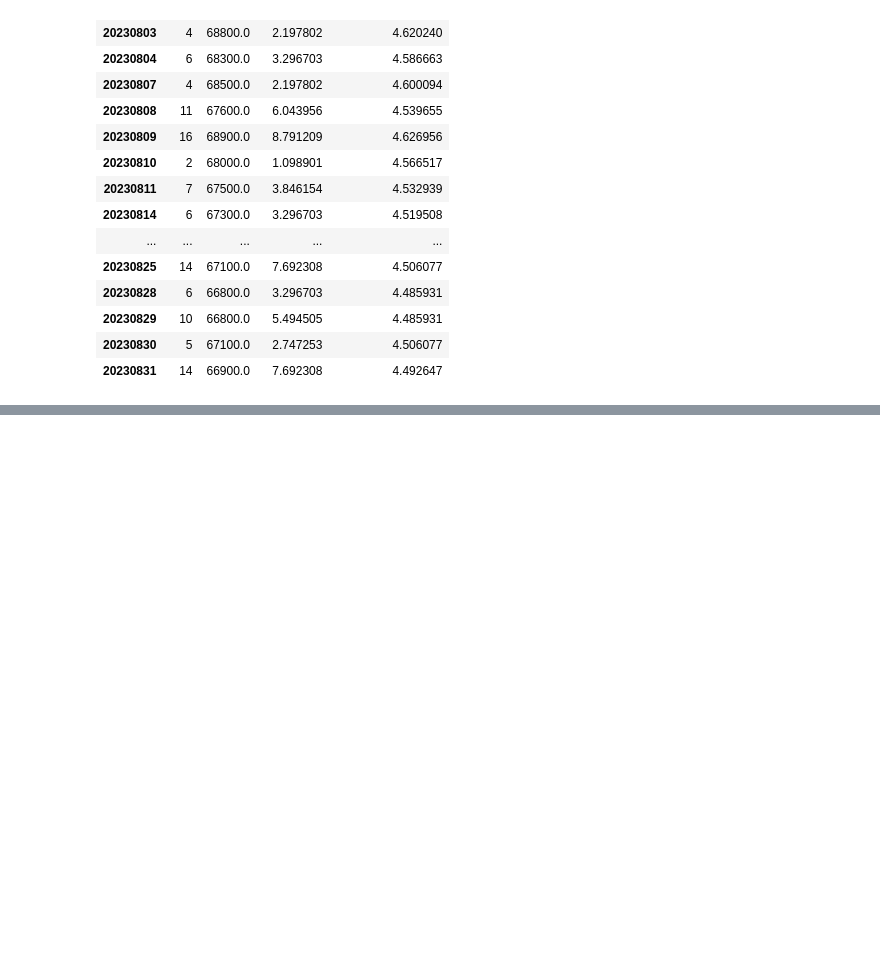
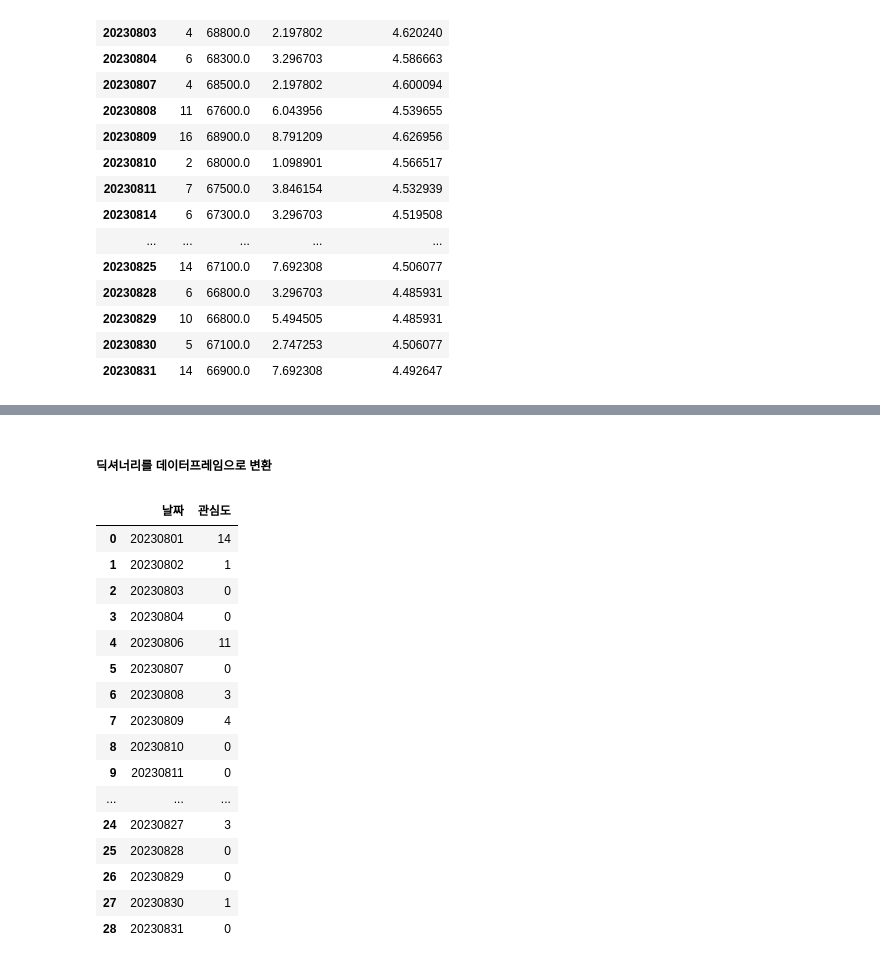
Before and after one commit to heedahan1619/Samsung_Electronics_project, a Jupyter notebook: samsung_electronics.ipynb, the cells around one changed output, grey strips where cells are left out. Cells and saved outputs as stored; diff of their text form; code cells hidden in the pictures; blank space fills up the shorter version.

Commit message:
삼성전자 기사 날짜별 관심도 정리

```diff
--- a/samsung_electronics.ipynb
+++ b/samsung_electronics.ipynb
@@ -283,0 +291,3 @@ samsung
+# %%
+df_samsung = df_news[df_news["content"].str.contains("삼성전자")]
+df_samsung.head()
@@ -283,0 +303,3 @@ samsung
+# %%
+df_samsung.set_index("date", inplace=True)
+df_samsung.head()
@@ -283,0 +316,15 @@ samsung
+# %%
+reactions = {}
+
+for date, dict in df_samsung["reaction"].items():
+    reactions_dict = ast.literal_eval(dict)     # 문자열을 딕셔너리로 변환
+    reaction_count = 0
+
+    # 각 반응에 대해 숫자로 변환하여 더하기
+    for count in reactions_dict.values():
+        if isinstance(count, int):  # 값이 정수인 경우에만 처리
+            reaction_count += count
+
+    reactions[date] = reaction_count    # 각 날짜별 총 반응 수를 딕셔너리에 저장
+
+reactions
@@ -283,0 +349,23 @@ samsung
+# %% [markdown]
+##### 딕셔너리를 데이터프레임으로 변환
+# %%
+df_reaction = pd.DataFrame(list(reactions.items()), columns=["날짜", "관심도"])
+df_reaction
+# %% [output]
+|  | 날짜 | 관심도 |
+| 0 | 20230801 | 14 |
+| 1 | 20230802 | 1 |
+| 2 | 20230803 | 0 |
+| 3 | 20230804 | 0 |
+| 4 | 20230806 | 11 |
+| 5 | 20230807 | 0 |
+| 6 | 20230808 | 3 |
+| 7 | 20230809 | 4 |
+| 8 | 20230810 | 0 |
+| 9 | 20230811 | 0 |
+| ... | ... | ... |
+| 24 | 20230827 | 3 |
+| 25 | 20230828 | 0 |
+| 26 | 20230829 | 0 |
+| 27 | 20230830 | 1 |
+| 28 | 20230831 | 0 |
```
Also changed, not shown: parts of 29 cells of this notebook, 1 other file.
